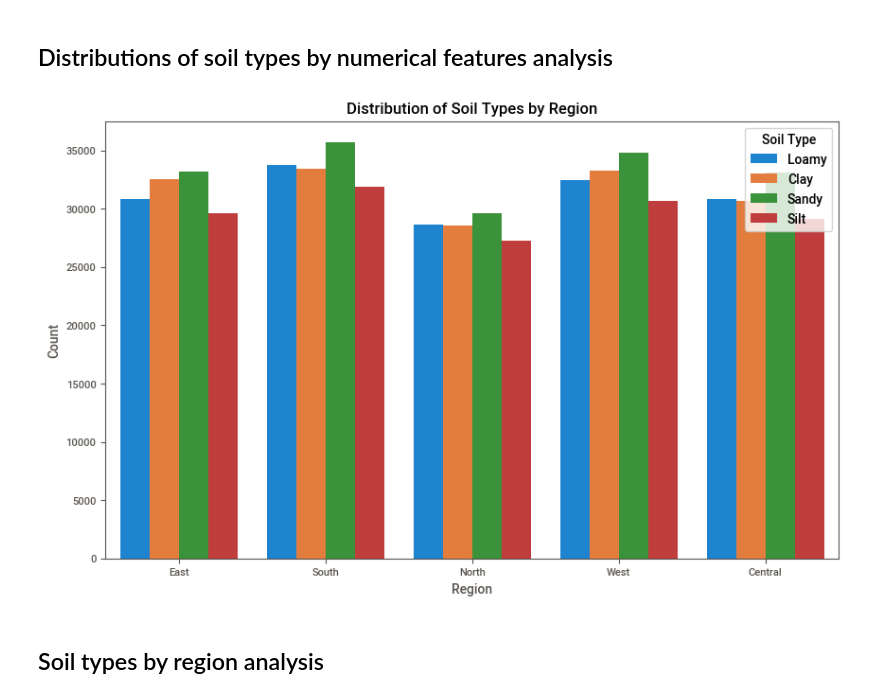
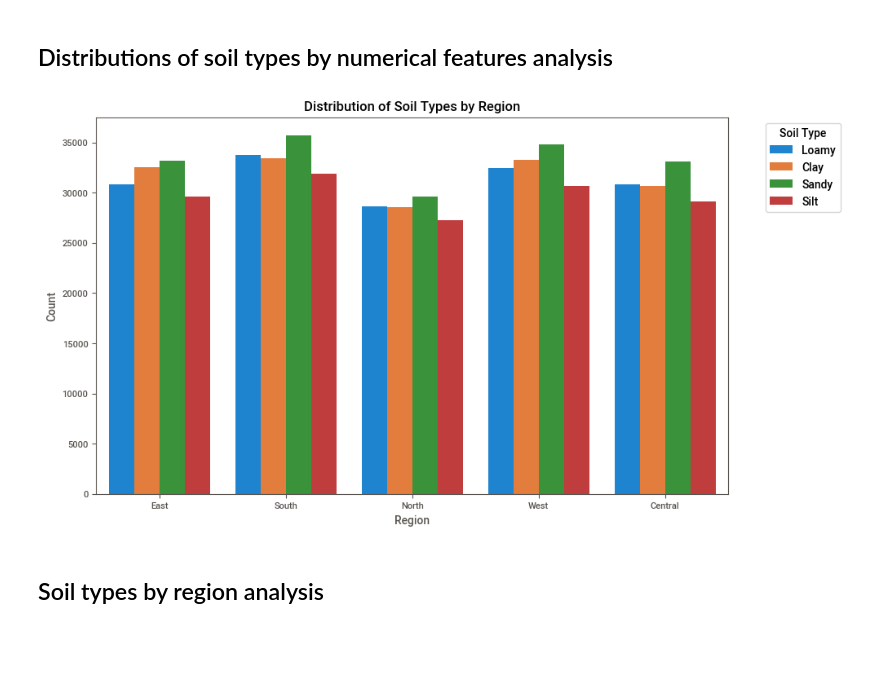
Before and after one commit to lcalaff/Advanced_ML_Work, a Jupyter notebook: Git_Code/Kaggle Homework Lucas lucascalaff206/EDA Notebook.ipynb, the cells around one changed output. Cells and saved outputs as stored; diff of their text form; code cells hidden in the pictures; blank space fills up the shorter version.

```diff
--- a/Git_Code/Kaggle Homework Lucas lucascalaff206/EDA Notebook.ipynb
+++ b/Git_Code/Kaggle Homework Lucas lucascalaff206/EDA Notebook.ipynb
@@ -62,14 +62,14 @@ Name: count, dtype: int64
 # %%
 # Showing how each regions soil type is distributed
 plt.figure(figsize=(10, 6))
 sns.countplot(data=Irrigation, x='Region', hue='Soil_Type')
 plt.title('Distribution of Soil Types by Region')
 plt.xlabel('Region')
 plt.ylabel('Count')
-plt.legend(title='Soil Type')
+plt.legend(title='Soil Type', bbox_to_anchor=(1.05, 1), loc='upper left')
 plt.show()
 # %% [output]
-[figure, old version]
+[figure, new version]
 # %% [markdown]
 ## Soil types by region analysis
 # %%
```
Also changed, not shown: 3 other files.
